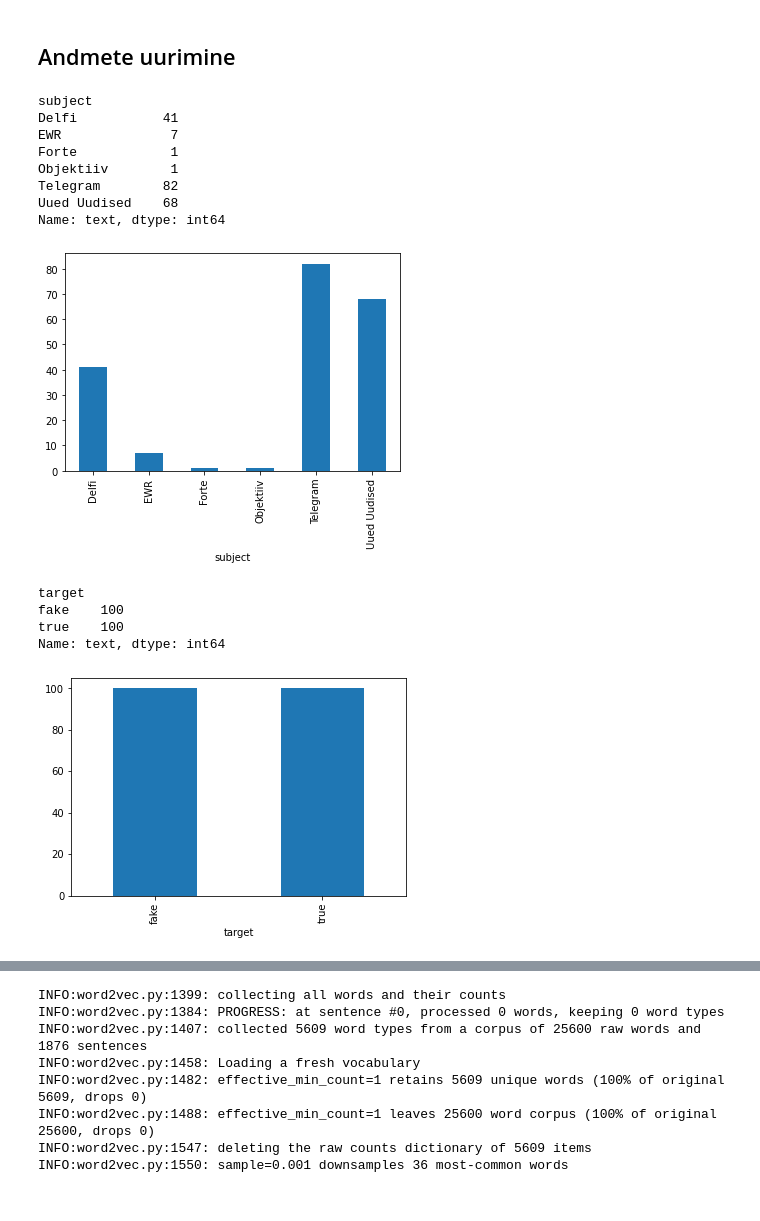
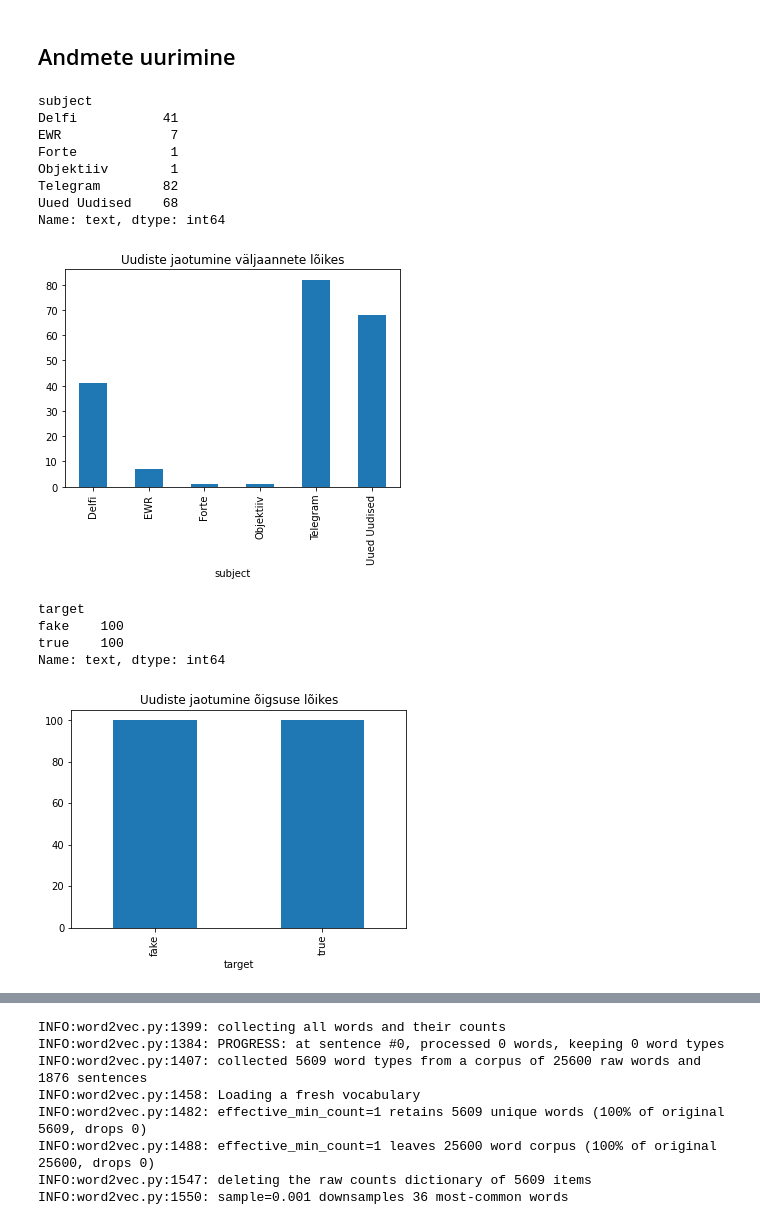
Before and after one commit to anneliisramson/eestikeelsed-uudised, a Jupyter notebook: 06 Väärinfo_ja_tõese_info_uurimine.ipynb, the cells around one changed output, grey strips where cells are left out. Drawn from its saved outputs; the diff is of its cells as text; code cells hidden in the pictures.

```diff
--- a/06 Väärinfo_ja_tõese_info_uurimine.ipynb
+++ b/06 Väärinfo_ja_tõese_info_uurimine.ipynb
@@ -78,31 +110,33 @@ stopsõnad_uus = ['ja', 'ning', 'ega', 'ehk', 'või', 'aga', 'kuid', 'ent', 'vai
 # %% [markdown]
 ## Andmete uurimine
 # %%
-# Uudiseid väljaannete lõikes
+# Uudised väljaannete lõikes
 print(data.groupby(['subject'])['text'].count())
 data.groupby(['subject'])['text'].count().plot(kind="bar")
+plt.title("Uudiste jaotumine väljaannete lõikes")
 plt.show()
 # %% [output]
 subject
 Delfi           41
 EWR              7
 Forte            1
 Objektiiv        1
 Telegram        82
 Uued Uudised    68
 Name: text, dtype: int64
-[figure, old version]
+[figure, new version]
 # %%
-# Uudised info tõesuse lõikes
+# Uudised info õigsuse lõikes
 print(data.groupby(['target'])['text'].count())
 data.groupby(['target'])['text'].count().plot(kind="bar")
+plt.title("Uudiste jaotumine õigsuse lõikes")
 plt.show()
 # %% [output]
 target
 fake    100
 true    100
 Name: text, dtype: int64
-[figure, old version]
+[figure, new version]
 # %%
 fake_data = data[data["target"] == "fake"]
 real_data = data[data["target"] == "true"]
```
Also changed, not shown: parts of 24 cells of this notebook, 9 other files.
